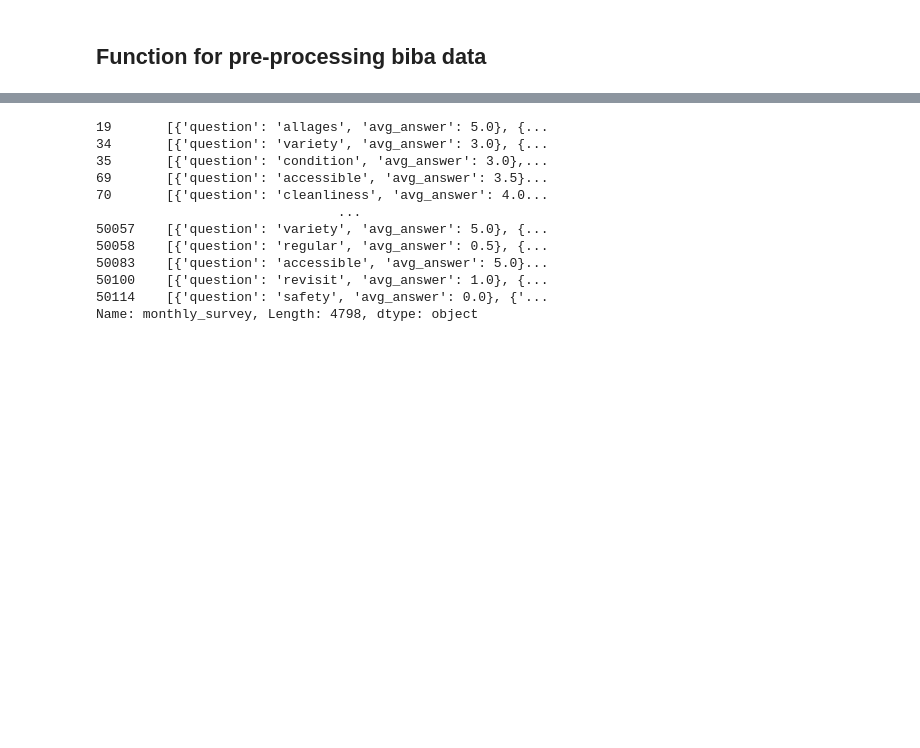
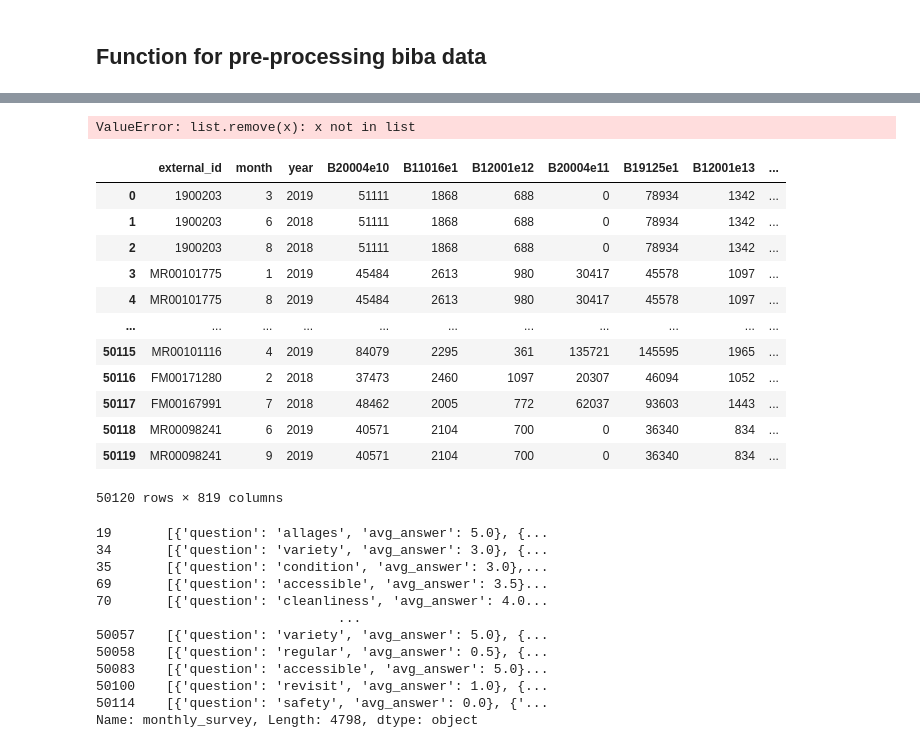
Before and after one commit to saurav193/capstone_BIBA, a Jupyter notebook: src/Modelling_biba_data.ipynb, the cells around one changed output, grey strips where cells are left out. Cells and saved outputs as stored; diff of their text form; code cells hidden in the pictures; blank space fills up the shorter version.

```diff
--- a/src/Modelling_biba_data.ipynb
+++ b/src/Modelling_biba_data.ipynb
@@ -194,3 +223,64 @@ df.iloc[:, 765:773]
+# %%
+def preprocess_neighbour(input_data):
+    """
+    Given the original dataframe, preprocess the columns
+    related to locale information (`city` to
+    `houses_per_sq_km`). Drop columns with >30%
+    NaN values and replace remaining NaN values with 0.
+    Parameters
+    ----------
+    input_data : pandas.core.frame.DataFrame
+    Returns
+    -------
+    output_data : pandas.core.frame.DataFrame
+    """
+    df_neighbour = input_data.loc[:, 'city':'houses_per_sq_km']
+    missing = df_neighbour.isna()
+    # Count number of missing values for each column
+    num_missing = missing.sum().sort_values(ascending=False)
+    # Calculate proportion of missing values for each column
+    prop_missing = num_missing / df.shape[0]
+    # Create a list of columns with >30% of values missing
+    to_drop = prop_missing[prop_missing > 0.3].index.to_list()
+    # Add `country` to the list since all playgrounds are in the U.S.
+    # Add `city` and `county` since lat. and long. should take care of them
+    to_drop.append('country')
+    to_drop.append('city')
+    to_drop.append('county')
+    # Drop columns with names in list
+    output_data = input_data.drop(to_drop, axis=1)
+    # Fill in remaining NaN values in locale-related columns with 0
+    to_impute = prop_missing[(0 < prop_missing) & (prop_missing <= 0.3)].index.to_list()
+    to_impute.remove('city')
+    to_impute.remove('county')
+    to_impute.remove('climate')
+    output_data[to_impute] = output_data[to_impute].fillna(0)
+    #output_data.loc[:, to_impute] = output_data.loc[:, to_impute].fillna(0)
+    return output_data
+# %%
+clean_df1 = biba_pp(df)
+# %%
+clean_df2 = preprocess_weather(clean_df1)
+# %%
+clean_df3 = preprocess_neighbour(clean_df2)
+# %% [output]
+ValueError: list.remove(x): x not in list
+# %%
+clean_df3
+# %% [output]
+|  | external_id | month | year | B20004e10 | B11016e1 | B12001e12 | B20004e11 | B19125e1 | B12001e13 | ... |
+| 0 | 1900203 | 3 | 2019 | 51111 | 1868 | 688 | 0 | 78934 | 1342 | ... |
+| 1 | 1900203 | 6 | 2018 | 51111 | 1868 | 688 | 0 | 78934 | 1342 | ... |
+| 2 | 1900203 | 8 | 2018 | 51111 | 1868 | 688 | 0 | 78934 | 1342 | ... |
+| 3 | MR00101775 | 1 | 2019 | 45484 | 2613 | 980 | 30417 | 45578 | 1097 | ... |
+| 4 | MR00101775 | 8 | 2019 | 45484 | 2613 | 980 | 30417 | 45578 | 1097 | ... |
+| ... | ... | ... | ... | ... | ... | ... | ... | ... | ... | ... |
+| 50115 | MR00101116 | 4 | 2019 | 84079 | 2295 | 361 | 135721 | 145595 | 1965 | ... |
+| 50116 | FM00171280 | 2 | 2018 | 37473 | 2460 | 1097 | 20307 | 46094 | 1052 | ... |
+| 50117 | FM00167991 | 7 | 2018 | 48462 | 2005 | 772 | 62037 | 93603 | 1443 | ... |
+| 50118 | MR00098241 | 6 | 2019 | 40571 | 2104 | 700 | 0 | 36340 | 834 | ... |
+| 50119 | MR00098241 | 9 | 2019 | 40571 | 2104 | 700 | 0 | 36340 | 834 | ... |
+50120 rows × 819 columns
 # %%
 # Treating categorical features
 categorical_features = biba_games_df.loc[:, biba_games_df.dtypes == "object"]
```
Also changed, not shown: parts of 3 cells of this notebook, 2 other files.
